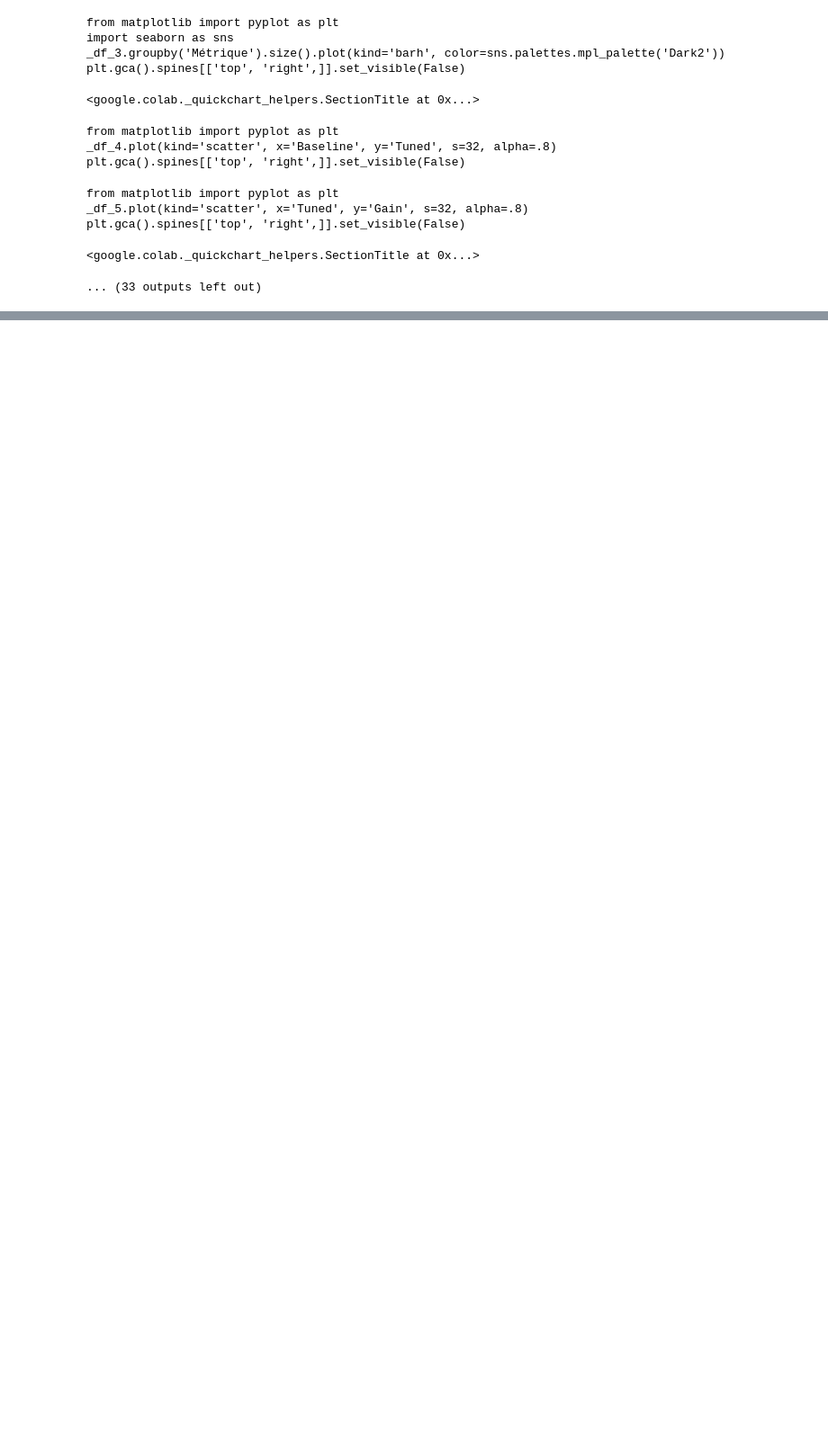
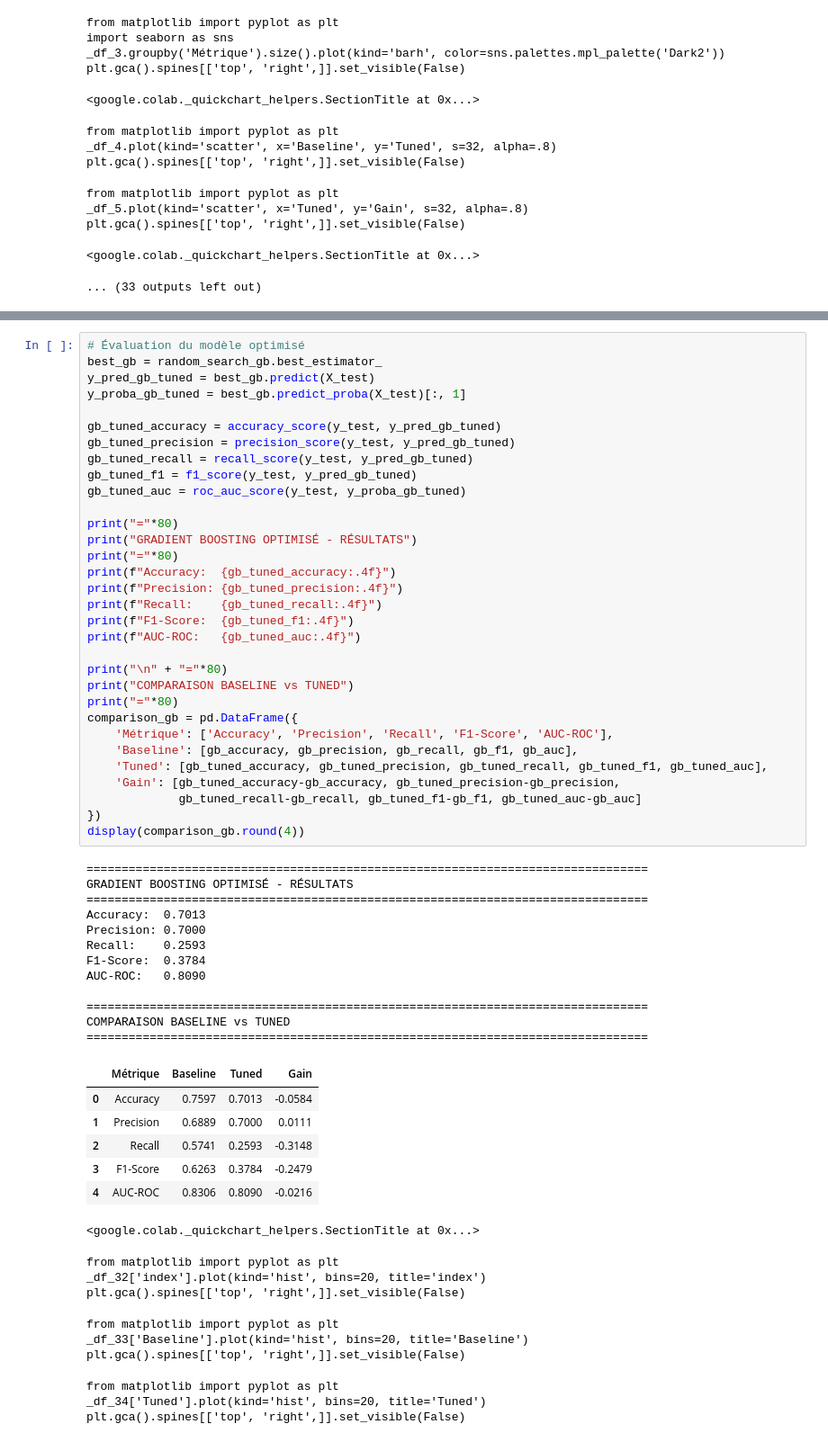
Before and after one commit to anonyme56/ProjetProgrammationDiabete, a Jupyter notebook: TP_Prog_indian_diabete.ipynb, the cells around one changed output, grey strips where cells are left out. Shown at 90% size. Drawn from its saved outputs; the diff is of its cells as text; blank space fills up the shorter version.

Commit message:
Optimisation des hyperparamètres / Gradient Boosting

```diff
--- a/TP_Prog_indian_diabete.ipynb
+++ b/TP_Prog_indian_diabete.ipynb
@@ -1298,0 +1346,61 @@ plt.gca().spines[['top', 'right',]].set_visible(False)
+# %%
+# Évaluation du modèle optimisé
+best_gb = random_search_gb.best_estimator_
+y_pred_gb_tuned = best_gb.predict(X_test)
+y_proba_gb_tuned = best_gb.predict_proba(X_test)[:, 1]
+
+gb_tuned_accuracy = accuracy_score(y_test, y_pred_gb_tuned)
+gb_tuned_precision = precision_score(y_test, y_pred_gb_tuned)
+gb_tuned_recall = recall_score(y_test, y_pred_gb_tuned)
+gb_tuned_f1 = f1_score(y_test, y_pred_gb_tuned)
+gb_tuned_auc = roc_auc_score(y_test, y_proba_gb_tuned)
+
+print("="*80)
+print("GRADIENT BOOSTING OPTIMISÉ - RÉSULTATS")
+print("="*80)
+print(f"Accuracy:  {gb_tuned_accuracy:.4f}")
+print(f"Precision: {gb_tuned_precision:.4f}")
+print(f"Recall:    {gb_tuned_recall:.4f}")
+print(f"F1-Score:  {gb_tuned_f1:.4f}")
+print(f"AUC-ROC:   {gb_tuned_auc:.4f}")
+
+print("\n" + "="*80)
+print("COMPARAISON BASELINE vs TUNED")
+print("="*80)
+comparison_gb = pd.DataFrame({
+    'Métrique': ['Accuracy', 'Precision', 'Recall', 'F1-Score', 'AUC-ROC'],
+    'Baseline': [gb_accuracy, gb_precision, gb_recall, gb_f1, gb_auc],
+    'Tuned': [gb_tuned_accuracy, gb_tuned_precision, gb_tuned_recall, gb_tuned_f1, gb_tuned_auc],
+    'Gain': [gb_tuned_accuracy-gb_accuracy, gb_tuned_precision-gb_precision,
+             gb_tuned_recall-gb_recall, gb_tuned_f1-gb_f1, gb_tuned_auc-gb_auc]
+})
+display(comparison_gb.round(4))
+# %% [output]
+================================================================================
+GRADIENT BOOSTING OPTIMISÉ - RÉSULTATS
+================================================================================
+Accuracy:  0.7013
+Precision: 0.7000
+Recall:    0.2593
+F1-Score:  0.3784
+AUC-ROC:   0.8090
+
+================================================================================
+COMPARAISON BASELINE vs TUNED
+================================================================================
+|  | Métrique | Baseline | Tuned | Gain |
+| 0 | Accuracy | 0.7597 | 0.7013 | -0.0584 |
+| 1 | Precision | 0.6889 | 0.7000 | 0.0111 |
+| 2 | Recall | 0.5741 | 0.2593 | -0.3148 |
+| 3 | F1-Score | 0.6263 | 0.3784 | -0.2479 |
+| 4 | AUC-ROC | 0.8306 | 0.8090 | -0.0216 |
+<google.colab._quickchart_helpers.SectionTitle at 0x...>
+from matplotlib import pyplot as plt
+_df_32['index'].plot(kind='hist', bins=20, title='index')
+plt.gca().spines[['top', 'right',]].set_visible(False)
+from matplotlib import pyplot as plt
+_df_33['Baseline'].plot(kind='hist', bins=20, title='Baseline')
+plt.gca().spines[['top', 'right',]].set_visible(False)
+from matplotlib import pyplot as plt
+_df_34['Tuned'].plot(kind='hist', bins=20, title='Tuned')
+plt.gca().spines[['top', 'right',]].set_visible(False)
```
Also changed, not shown: parts of 3 cells of this notebook.
